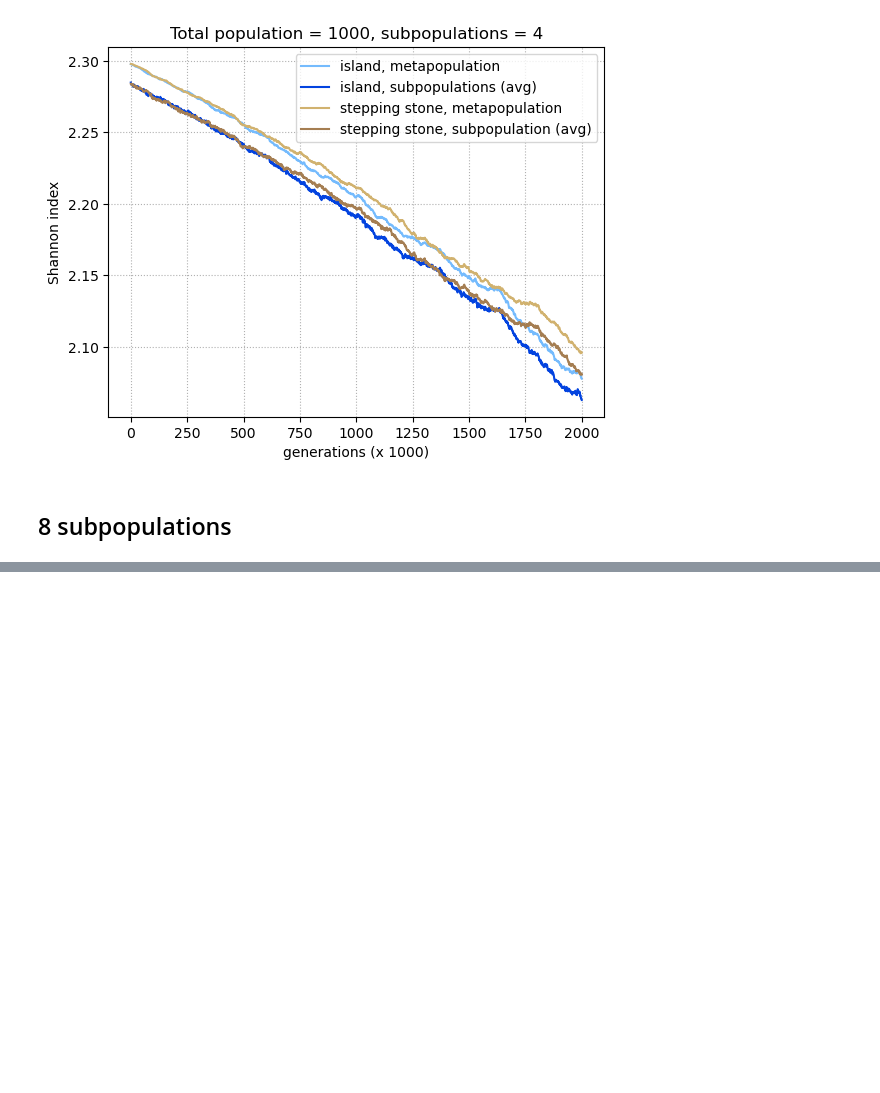
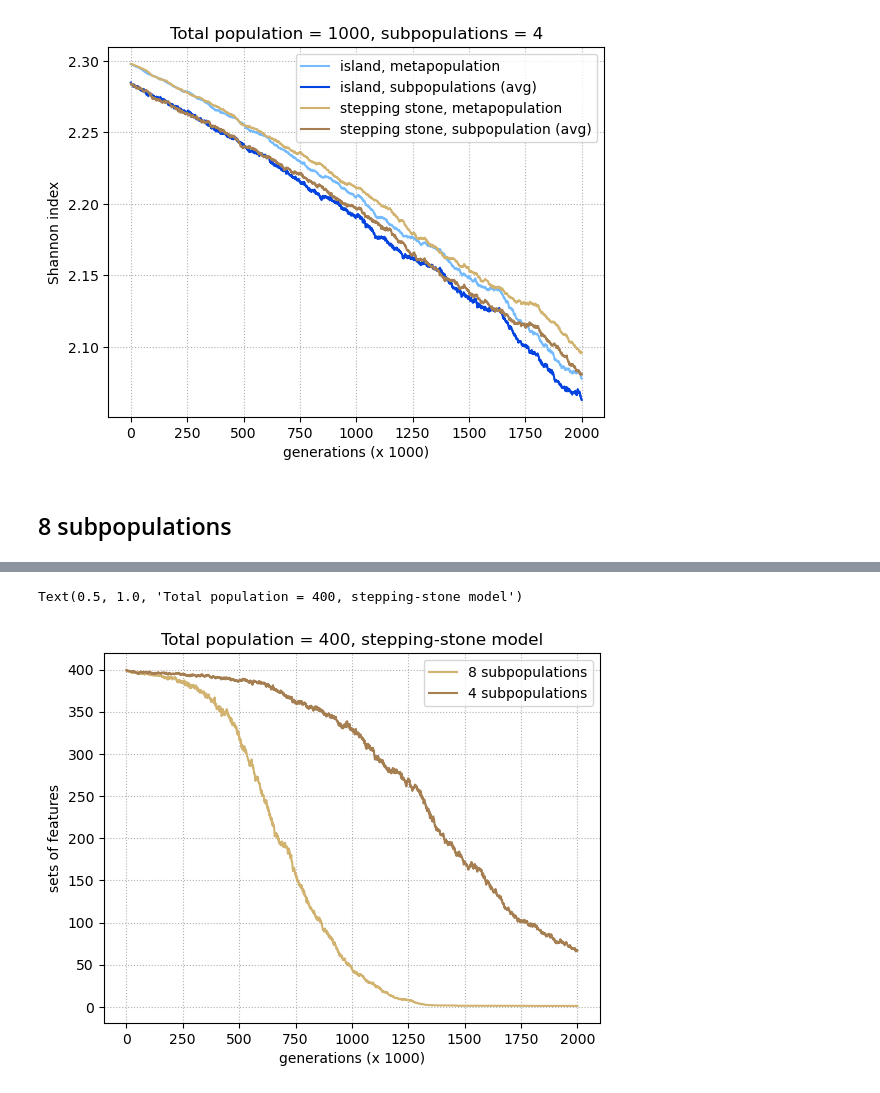
Before and after one commit to mtomasini/MetapopulationsPython, a Jupyter notebook: exploration.ipynb, the cells around one changed output, grey strips where cells are left out. Cells and saved outputs as stored; diff of their text form; code cells hidden in the pictures; blank space fills up the shorter version.

```diff
--- a/exploration.ipynb
+++ b/exploration.ipynb
@@ -202,0 +251,15 @@ plt.title(f"Total population = {pop}, 8 subpopulations")
+# %%
+stepping_metapop_counts_8 = pd.read_csv(f"./Outputs/pop{pop}/stepping_stone/8subpop_metapop_set_counts.csv", index_col=0)
+stepping_metapop_counts_4 = pd.read_csv(f"./Outputs/pop{pop}/stepping_stone/4subpop_metapop_set_counts.csv", index_col=0)
+
+plt.plot(island_metapop_counts_8.mean(axis=1), color='xkcd:tan', linestyle= '-')
+plt.plot(island_metapop_counts_4.mean(axis=1), color='xkcd:puce', linestyle= '-')
+
+plt.legend(['8 subpopulations', '4 subpopulations'])
+plt.xlabel("generations (x 1000)")
+plt.ylabel("sets of features")
+plt.grid(linestyle = ':')
+plt.title(f"Total population = {pop}, stepping-stone model")
+# %% [output]
+Text(0.5, 1.0, 'Total population = 400, stepping-stone model')
+[figure, added]
```
Also changed, not shown: parts of 10 cells of this notebook, 5 other files.
